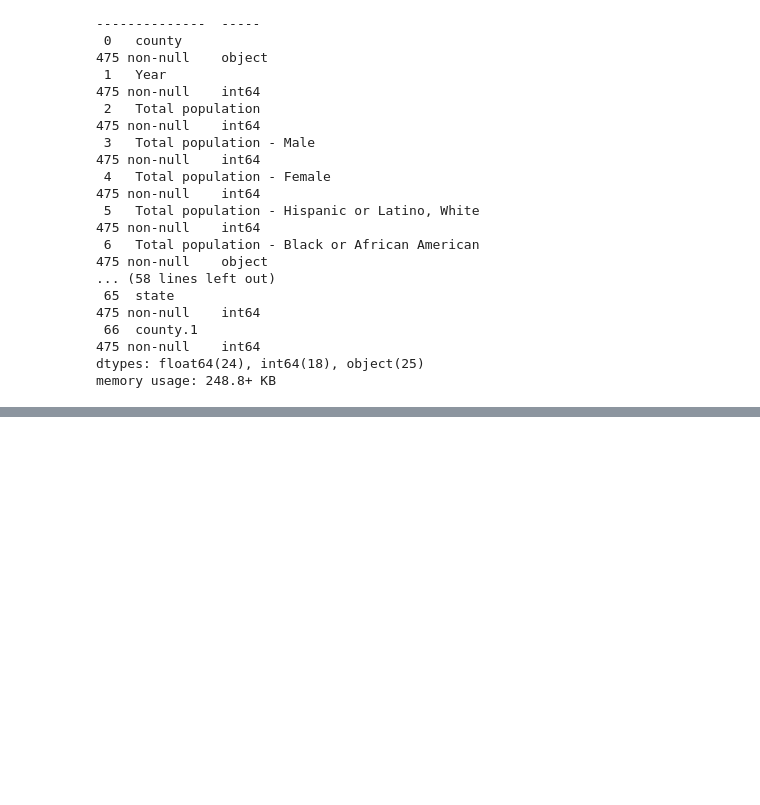
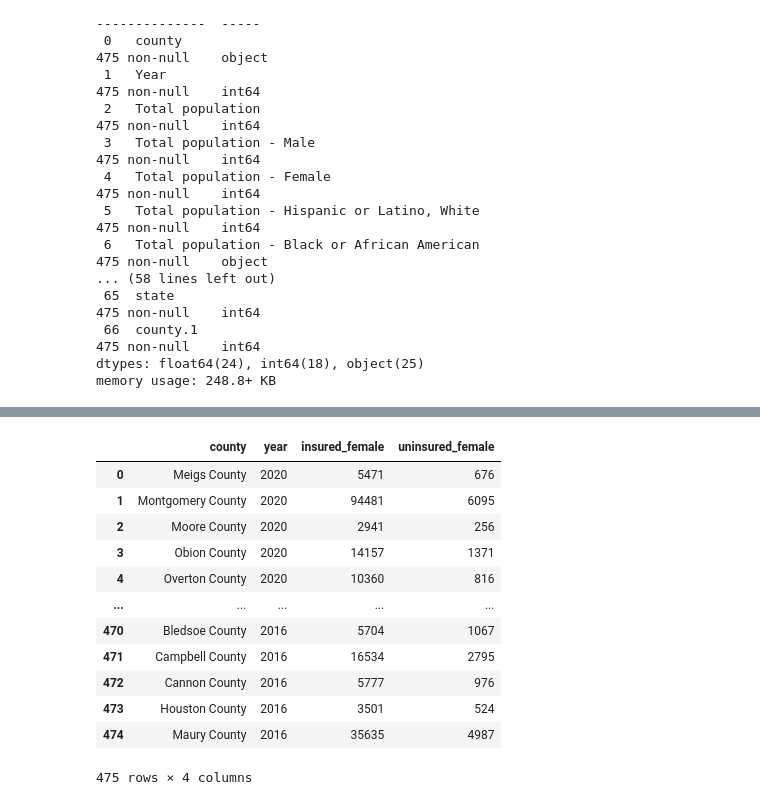
Before and after one commit to tigerbelle07/Capstone, a Jupyter notebook: notebooks/BC_Cap_v2.ipynb, the cells around one changed output, grey strips where cells are left out. Cells and saved outputs as stored; diff of their text form; code cells hidden in the pictures; blank space fills up the shorter version.

```diff
--- a/notebooks/BC_Cap_v2.ipynb
+++ b/notebooks/BC_Cap_v2.ipynb
@@ -46,4 +46,4 @@ Data columns (total 67 columns):
 dtypes: float64(24), int64(18), object(25)
 memory usage: 248.8+ KB
 # %%
-cov1 = coverage[['county','Year','Total – Insured Population (Female)','Total – Uninsured Population (Female)']]
+cov = coverage[['county','Year','Total – Insured Population (Female)','Total – Uninsured Population (Female)']]
@@ -65,0 +66,17 @@ cov1
+# %%
+cov.columns = ['county', 'year', 'insured_female', 'uninsured_female']
+cov
+# %% [output]
+|  | county | year | insured_female | uninsured_female |
+| 0 | Meigs County | 2020 | 5471 | 676 |
+| 1 | Montgomery County | 2020 | 94481 | 6095 |
+| 2 | Moore County | 2020 | 2941 | 256 |
+| 3 | Obion County | 2020 | 14157 | 1371 |
+| 4 | Overton County | 2020 | 10360 | 816 |
+| ... | ... | ... | ... | ... |
+| 470 | Bledsoe County | 2016 | 5704 | 1067 |
+| 471 | Campbell County | 2016 | 16534 | 2795 |
+| 472 | Cannon County | 2016 | 5777 | 976 |
+| 473 | Houston County | 2016 | 3501 | 524 |
+| 474 | Maury County | 2016 | 35635 | 4987 |
+475 rows × 4 columns
```
Also changed, not shown: parts of 7 cells of this notebook.
